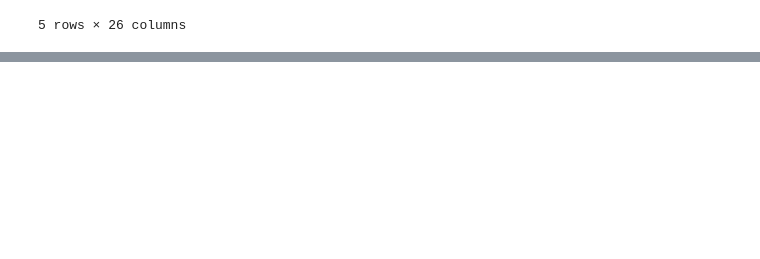
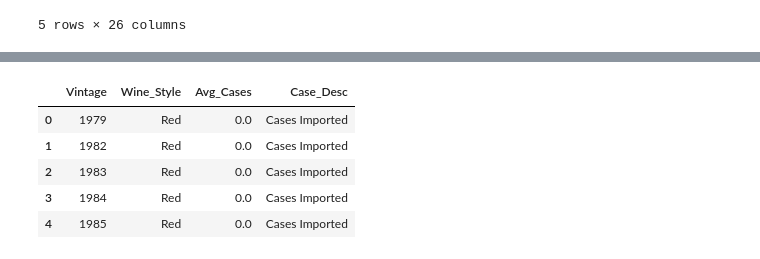
Before and after one commit to ewotawa/top_100_wines_2020, a Jupyter notebook: Top100Wine_Data_Exploration_Cases.ipynb, the cells around one changed output, grey strips where cells are left out. Cells and saved outputs as stored; diff of their text form; code cells hidden in the pictures; blank space fills up the shorter version.

```diff
--- a/Top100Wine_Data_Exploration_Cases.ipynb
+++ b/Top100Wine_Data_Exploration_Cases.ipynb
@@ -356,0 +395,14 @@ df_Wine_VC.head()
+# %%
+# Stack case information - Cases Imported by Wine Style
+
+df_CIWS = pd.DataFrame({'Avg_Cases' : df_Wine_V.groupby(['Vintage', 'Wine_Style'])['Cases_Imported'].mean()})
+df_CIWS = df_CIWS.reset_index()
+df_CIWS['Case_Desc'] = 'Cases Imported'
+df_CIWS.head()
+# %% [output]
+|  | Vintage | Wine_Style | Avg_Cases | Case_Desc |
+| 0 | 1979 | Red | 0.0 | Cases Imported |
+| 1 | 1982 | Red | 0.0 | Cases Imported |
+| 2 | 1983 | Red | 0.0 | Cases Imported |
+| 3 | 1984 | Red | 0.0 | Cases Imported |
+| 4 | 1985 | Red | 0.0 | Cases Imported |
```
Also changed, not shown: parts of 17 cells of this notebook.
